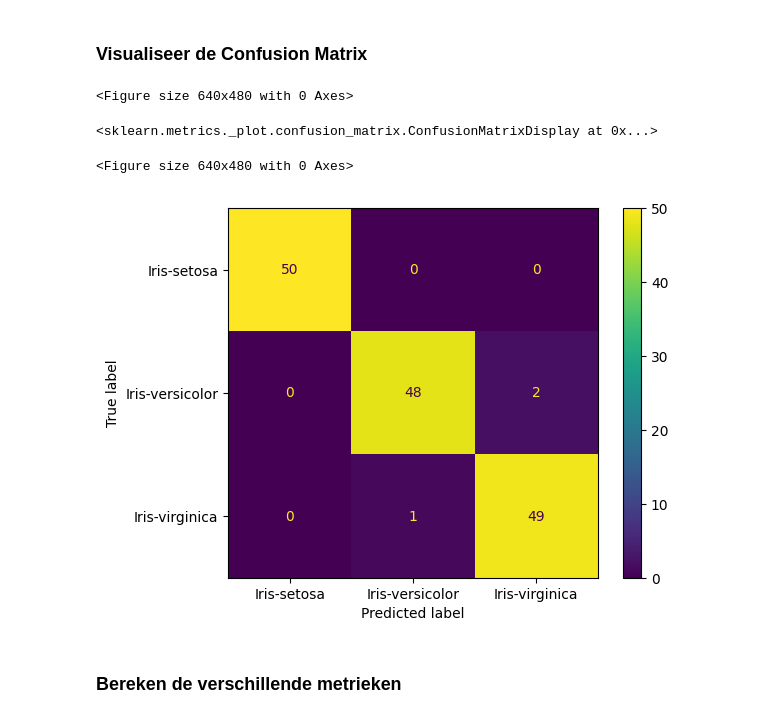
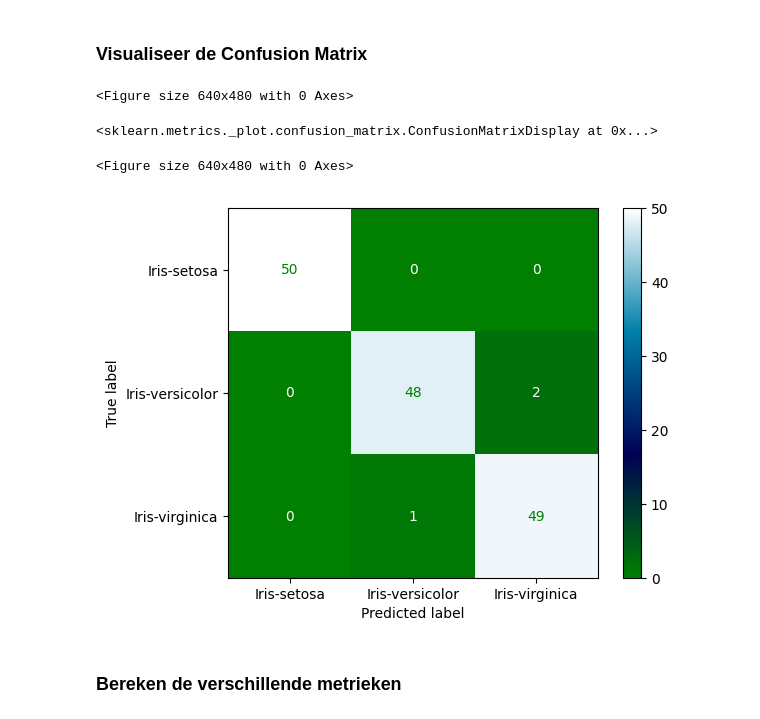
Before and after one commit to zouffke/Datascience2, a Jupyter notebook: p4/2_evaluatiemetrieken/Samenvatting.ipynb, the cells around one changed output. Cells and saved outputs as stored; diff of their text form; code cells hidden in the pictures.

```diff
--- a/p4/2_evaluatiemetrieken/Samenvatting.ipynb
+++ b/p4/2_evaluatiemetrieken/Samenvatting.ipynb
@@ -228,15 +228,16 @@ array([[50,  0,  0],
 # %%
 from sklearn.metrics import ConfusionMatrixDisplay
 import matplotlib.pyplot as plt
+
 plt.figure()
 cmd = ConfusionMatrixDisplay(conf_matrix, display_labels=listOfLabels)
-cmd.plot()
+cmd.plot(cmap='ocean')
 plt.show()
 # %% [output]
 <Figure size 640x480 with 0 Axes>
 <sklearn.metrics._plot.confusion_matrix.ConfusionMatrixDisplay at 0x...>
 <Figure size 640x480 with 0 Axes>
-[figure, old version]
+[figure, new version]
 # %% [markdown]
 ### Bereken de verschillende metrieken
 # %%
```
Also changed, not shown: parts of 2 cells of this notebook, 5 other files.
